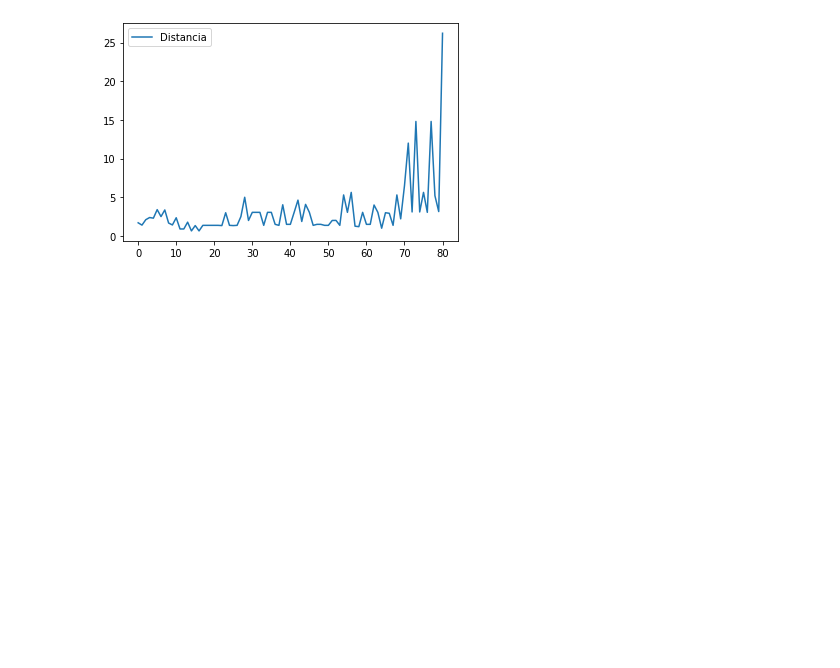
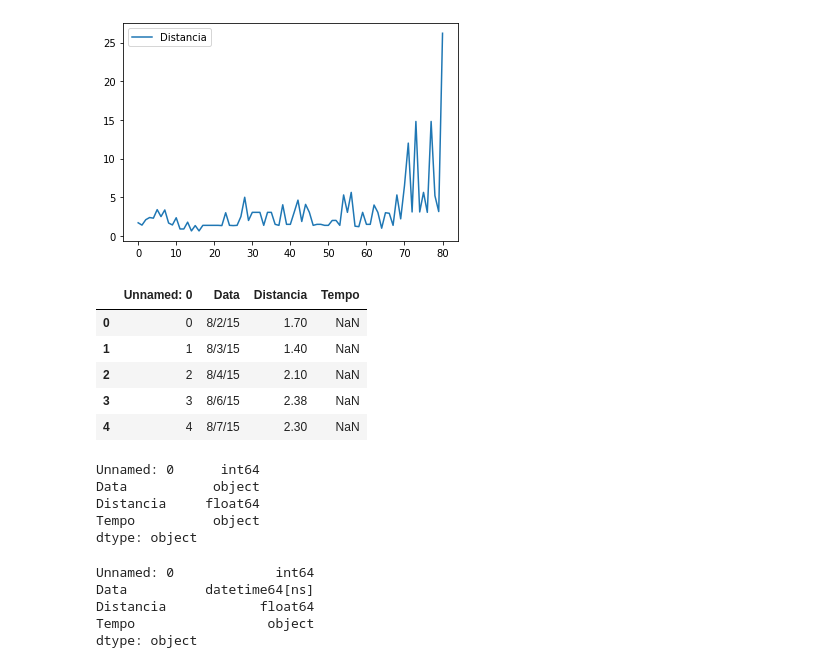
Before and after one commit to DjonatanS/Analise-de-Dados-Python, a Jupyter notebook: Pandas/Analise-Exploratoria-SQL-Join-DataFrame.ipynb, the cells around one changed output. Drawn from its saved outputs; the diff is of its cells as text; code cells hidden in the pictures; blank space fills up the shorter version.

```diff
--- a/Pandas/Analise-Exploratoria-SQL-Join-DataFrame.ipynb
+++ b/Pandas/Analise-Exploratoria-SQL-Join-DataFrame.ipynb
@@ -201,3 +201,22 @@ data_frame.plot()
 [figure]
 # %%
 data_frame.to_csv('data_frame_saved.csv')
+# %%
+df = pd.read_csv('data_frame_saved.csv')
+# %%
+df.head()
+# %% [output]
+|  | Unnamed: 0 | Data | Distancia | Tempo |
+| 0 | 0 | 8/2/15 | 1.70 | NaN |
+| 1 | 1 | 8/3/15 | 1.40 | NaN |
+| 2 | 2 | 8/4/15 | 2.10 | NaN |
+| 3 | 3 | 8/6/15 | 2.38 | NaN |
+| 4 | 4 | 8/7/15 | 2.30 | NaN |
+# %%
+df.dtypes
+# %% [output]
+Unnamed: 0      int64
+Data           object
+Distancia     float64
+Tempo          object
+dtype: object
@@ -203,0 +225,8 @@ data_frame.to_csv('data_frame_saved.csv')
+# %%
+df.dtypes
+# %% [output]
+Unnamed: 0             int64
+Data          datetime64[ns]
+Distancia            float64
+Tempo                 object
+dtype: object
```
Also changed, not shown: parts of 7 cells of this notebook.
